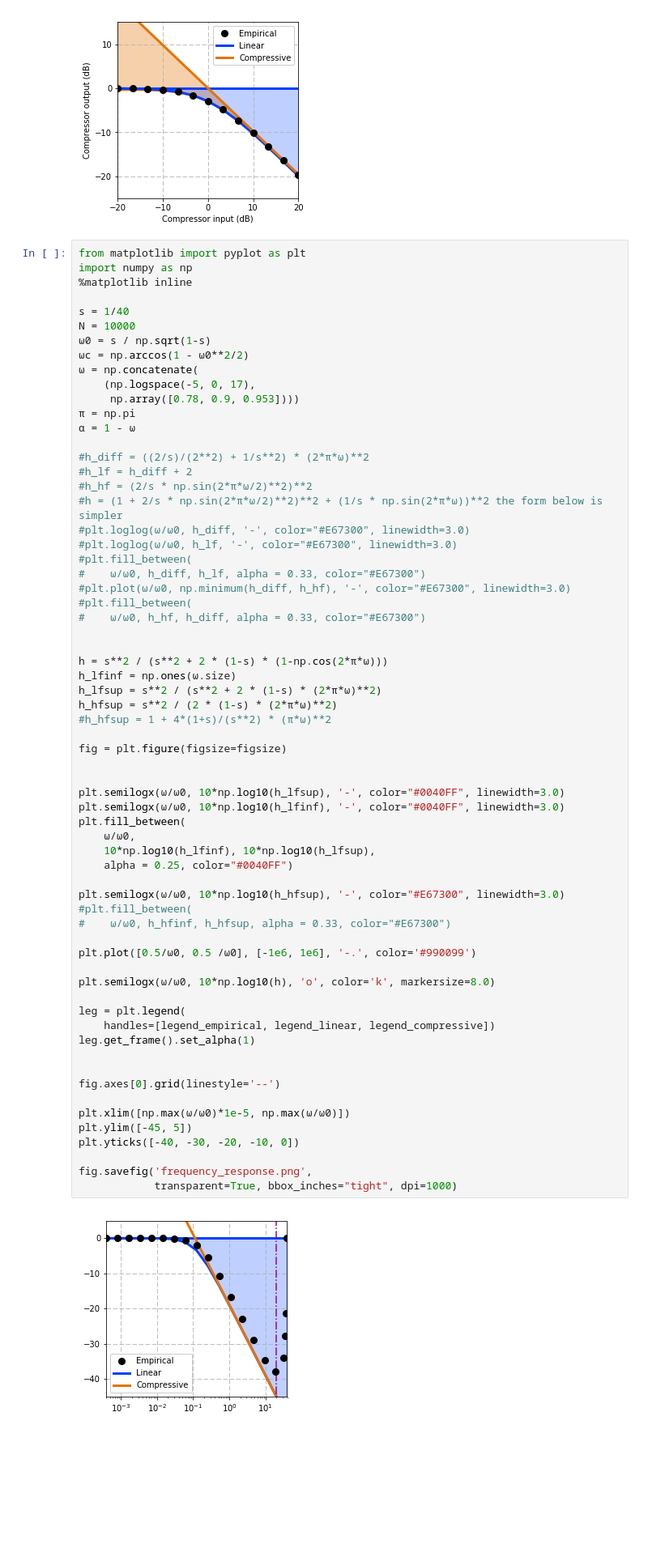
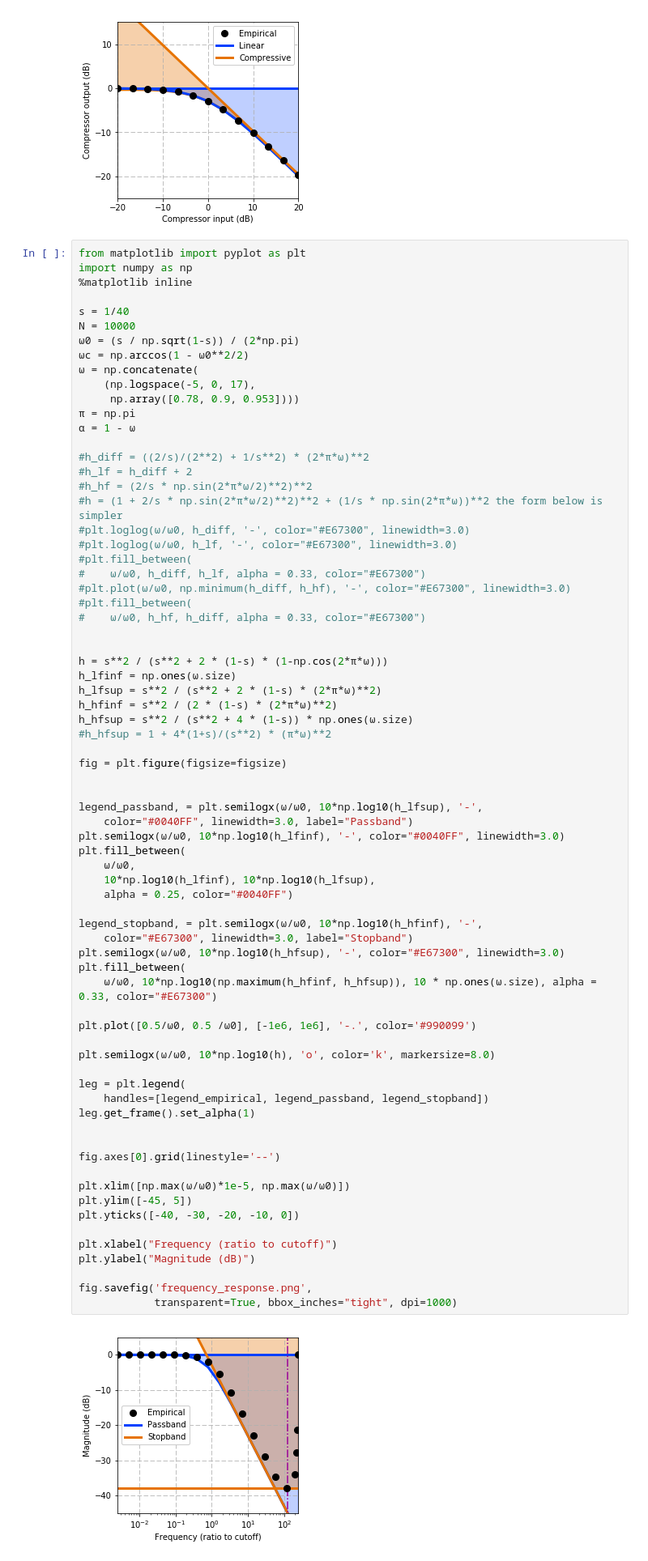
Before and after one commit to BirdVox/lostanlen_spl2018, a Jupyter notebook: pcen_asymptotics.ipynb, the cells around one changed output. Shown at 81% size. Drawn from its saved outputs; the diff is of its cells as text; blank space fills up the shorter version.

Commit message:
axes to frequency response

```diff
--- a/pcen_asymptotics.ipynb
+++ b/pcen_asymptotics.ipynb
@@ -290,7 +290,7 @@ import numpy as np
 
 s = 1/40
 N = 10000
-ω0 = s / np.sqrt(1-s)
+ω0 = (s / np.sqrt(1-s)) / (2*np.pi)
 ωc = np.arccos(1 - ω0**2/2)
 ω = np.concatenate(
     (np.logspace(-5, 0, 17),
@@ -314,39 +314,46 @@ N = 10000
 h = s**2 / (s**2 + 2 * (1-s) * (1-np.cos(2*π*ω)))
 h_lfinf = np.ones(ω.size)
 h_lfsup = s**2 / (s**2 + 2 * (1-s) * (2*π*ω)**2)
-h_hfsup = s**2 / (2 * (1-s) * (2*π*ω)**2)
+h_hfinf = s**2 / (2 * (1-s) * (2*π*ω)**2)
+h_hfsup = s**2 / (s**2 + 4 * (1-s)) * np.ones(ω.size)
 #h_hfsup = 1 + 4*(1+s)/(s**2) * (π*ω)**2
 
 fig = plt.figure(figsize=figsize)
 
 
-plt.semilogx(ω/ω0, 10*np.log10(h_lfsup), '-', color="#0040FF", linewidth=3.0)
+legend_passband, = plt.semilogx(ω/ω0, 10*np.log10(h_lfsup), '-',
+    color="#0040FF", linewidth=3.0, label="Passband")
 plt.semilogx(ω/ω0, 10*np.log10(h_lfinf), '-', color="#0040FF", linewidth=3.0)
 plt.fill_between(
     ω/ω0,
     10*np.log10(h_lfinf), 10*np.log10(h_lfsup),
     alpha = 0.25, color="#0040FF")
 
+legend_stopband, = plt.semilogx(ω/ω0, 10*np.log10(h_hfinf), '-',
+    color="#E67300", linewidth=3.0, label="Stopband")
 plt.semilogx(ω/ω0, 10*np.log10(h_hfsup), '-', color="#E67300", linewidth=3.0)
-#plt.fill_between(
-#    ω/ω0, h_hfinf, h_hfsup, alpha = 0.33, color="#E67300")
+plt.fill_between(
+    ω/ω0, 10*np.log10(np.maximum(h_hfinf, h_hfsup)), 10 * np.ones(ω.size), alpha = 0.33, color="#E67300")
 
 plt.plot([0.5/ω0, 0.5 /ω0], [-1e6, 1e6], '-.', color='#990099')
 
 plt.semilogx(ω/ω0, 10*np.log10(h), 'o', color='k', markersize=8.0)
 
 leg = plt.legend(
-    handles=[legend_empirical, legend_linear, legend_compressive])
+    handles=[legend_empirical, legend_passband, legend_stopband])
 leg.get_frame().set_alpha(1)
 
 
 fig.axes[0].grid(linestyle='--')
 
 plt.xlim([np.max(ω/ω0)*1e-5, np.max(ω/ω0)])
 plt.ylim([-45, 5])
 plt.yticks([-40, -30, -20, -10, 0])
 
+plt.xlabel("Frequency (ratio to cutoff)")
+plt.ylabel("Magnitude (dB)")
+
 fig.savefig('frequency_response.png',
             transparent=True, bbox_inches="tight", dpi=1000)
 # %% [output]
-[figure, old version]
+[figure, new version]
```
Also changed, not shown: parts of 2 cells of this notebook, 1 other file.
